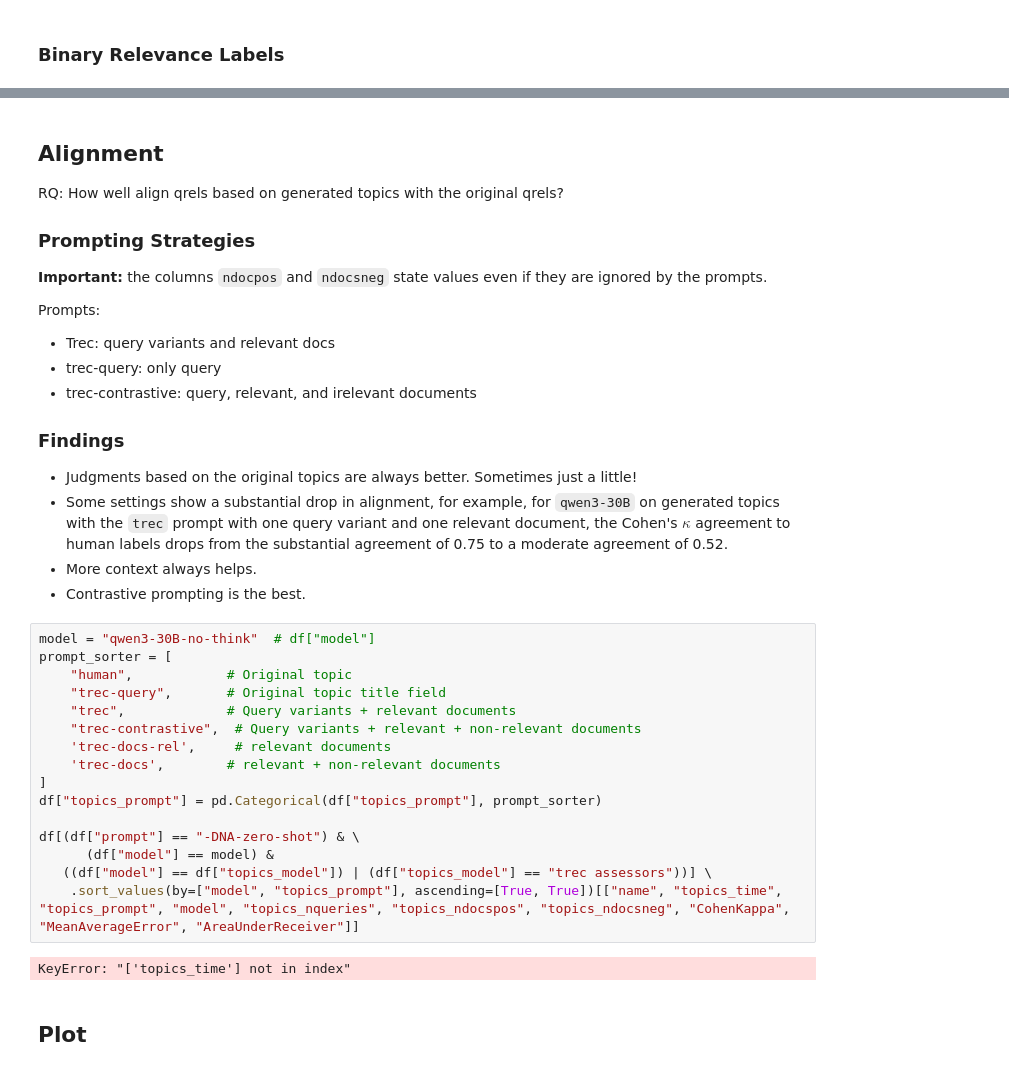
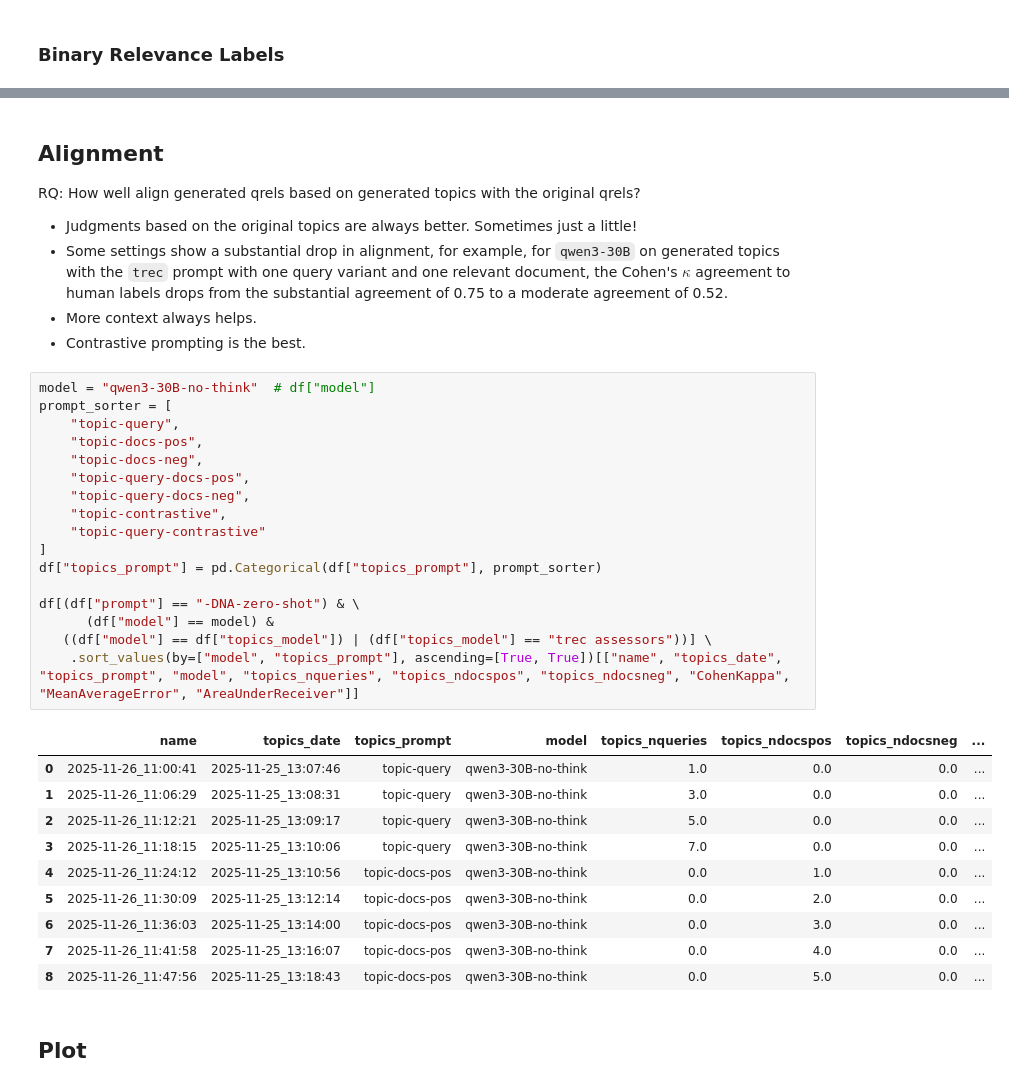
Before and after one commit to irgroup/SIGIR26-Synthesized-Information-Needs, a Jupyter notebook: notebooks/evaluate-alignment.ipynb, the cells around one changed output, grey strips where cells are left out. Cells and saved outputs as stored; diff of their text form.

```diff
--- a/notebooks/evaluate-alignment.ipynb
+++ b/notebooks/evaluate-alignment.ipynb
@@ -73,19 +45,7 @@ df
 # %% [markdown]
 ## Alignment
-RQ: How well align qrels based on generated topics with the original qrels?
+RQ: How well align generated qrels based on generated topics with the original qrels?
 
-
-### Prompting Strategies
-**Important:** the columns `ndocpos` and `ndocsneg` state values even if they are ignored by the prompts.
-
-
-Prompts:
-- Trec: query variants and relevant docs
-- trec-query: only query
-- trec-contrastive: query, relevant, and irelevant documents
-
-
-### Findings
 - Judgments based on the original topics are always better. Sometimes just a little!
 - Some settings show a substantial drop in alignment, for example, for `qwen3-30B` on generated topics with the `trec` prompt with one query variant and one relevant document, the Cohen's $\kappa$ agreement to human labels drops from the substantial agreement of 0.75 to a moderate agreement of 0.52.
 - More context always helps.
@@ -93,21 +53,31 @@ Prompts:
 # %%
 model = "qwen3-30B-no-think"  # df["model"]
 prompt_sorter = [
-    "human",            # Original topic
-    "trec-query",       # Original topic title field
-    "trec",             # Query variants + relevant documents
-    "trec-contrastive",  # Query variants + relevant + non-relevant documents
-    'trec-docs-rel',     # relevant documents
-    'trec-docs',        # relevant + non-relevant documents
+    "topic-query",
+    "topic-docs-pos",
+    "topic-docs-neg",
+    "topic-query-docs-pos",
+    "topic-query-docs-neg",
+    "topic-contrastive",
+    "topic-query-contrastive"
 ]
 df["topics_prompt"] = pd.Categorical(df["topics_prompt"], prompt_sorter)
 
 df[(df["prompt"] == "-DNA-zero-shot") & \
       (df["model"] == model) &
    ((df["model"] == df["topics_model"]) | (df["topics_model"] == "trec assessors"))] \
-    .sort_values(by=["model", "topics_prompt"], ascending=[True, True])[["name", "topics_time", "topics_prompt", "model", "topics_nqueries", "topics_ndocspos", "topics_ndocsneg", "CohenKappa", "MeanAverageError", "AreaUnderReceiver"]]
+    .sort_values(by=["model", "topics_prompt"], ascending=[True, True])[["name", "topics_date", "topics_prompt", "model", "topics_nqueries", "topics_ndocspos", "topics_ndocsneg", "CohenKappa", "MeanAverageError", "AreaUnderReceiver"]]
 # %% [output]
-KeyError: "['topics_time'] not in index"
+|  | name | topics_date | topics_prompt | model | topics_nqueries | topics_ndocspos | topics_ndocsneg | ... |
+| 0 | 2025-11-26_11:00:41 | 2025-11-25_13:07:46 | topic-query | qwen3-30B-no-think | 1.0 | 0.0 | 0.0 | ... |
+| 1 | 2025-11-26_11:06:29 | 2025-11-25_13:08:31 | topic-query | qwen3-30B-no-think | 3.0 | 0.0 | 0.0 | ... |
+| 2 | 2025-11-26_11:12:21 | 2025-11-25_13:09:17 | topic-query | qwen3-30B-no-think | 5.0 | 0.0 | 0.0 | ... |
+| 3 | 2025-11-26_11:18:15 | 2025-11-25_13:10:06 | topic-query | qwen3-30B-no-think | 7.0 | 0.0 | 0.0 | ... |
+| 4 | 2025-11-26_11:24:12 | 2025-11-25_13:10:56 | topic-docs-pos | qwen3-30B-no-think | 0.0 | 1.0 | 0.0 | ... |
+| 5 | 2025-11-26_11:30:09 | 2025-11-25_13:12:14 | topic-docs-pos | qwen3-30B-no-think | 0.0 | 2.0 | 0.0 | ... |
+| 6 | 2025-11-26_11:36:03 | 2025-11-25_13:14:00 | topic-docs-pos | qwen3-30B-no-think | 0.0 | 3.0 | 0.0 | ... |
+| 7 | 2025-11-26_11:41:58 | 2025-11-25_13:16:07 | topic-docs-pos | qwen3-30B-no-think | 0.0 | 4.0 | 0.0 | ... |
+| 8 | 2025-11-26_11:47:56 | 2025-11-25_13:18:43 | topic-docs-pos | qwen3-30B-no-think | 0.0 | 5.0 | 0.0 | ... |
 # %% [markdown]
 ## Plot
 # %%
```
Also changed, not shown: parts of 11 cells of this notebook, 3 other files.
